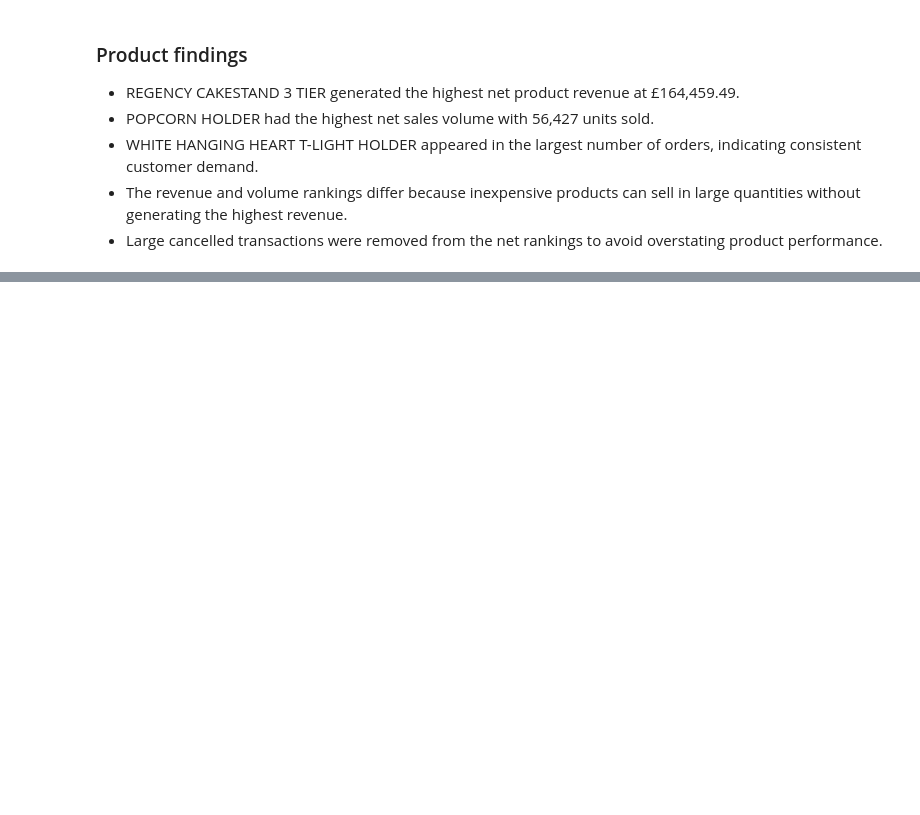
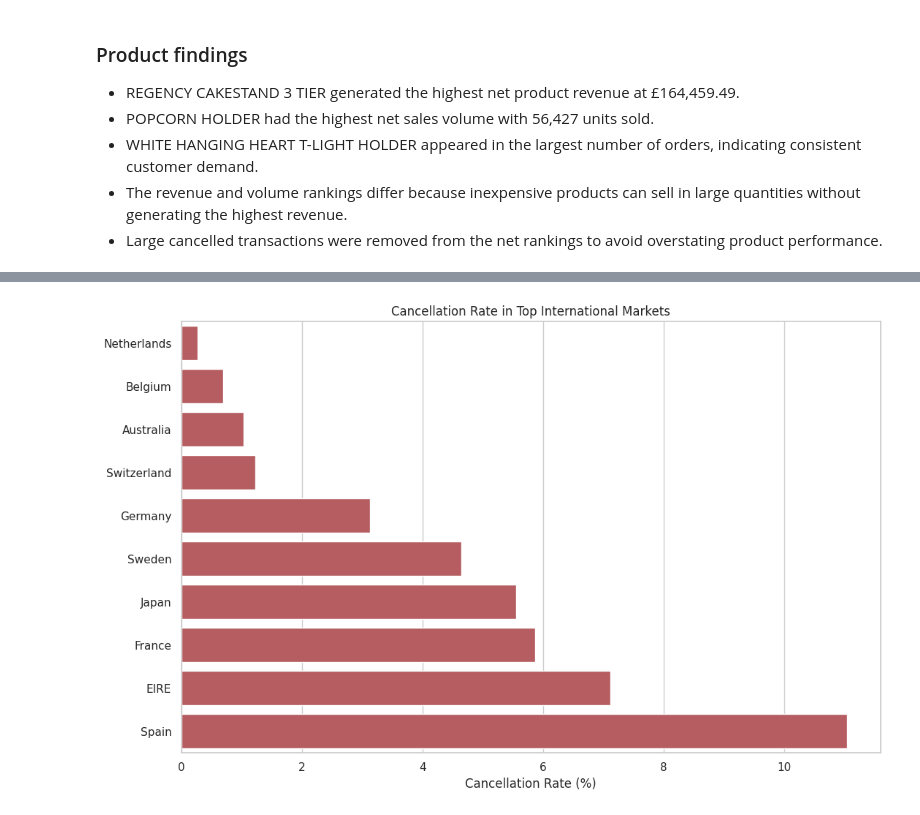
Before and after one commit to Brutva/online-retail-analysis, a Jupyter notebook: notebooks/online_retail_analysis.ipynb, the cells around one changed output, grey strips where cells are left out. Saved outputs shown, nothing was run; the diff lists cells and outputs as text; code cells hidden in the pictures; blank space fills up the shorter version.

```diff
--- a/notebooks/online_retail_analysis.ipynb
+++ b/notebooks/online_retail_analysis.ipynb
@@ -869,0 +1005,30 @@ plt.show()
+# %%
+# Compare cancellation rates across the same leading markets
+cancellation_plot_data = (
+    international_countries
+    .sort_values("CancellationRatePct")
+)
+
+plt.figure(figsize=(11, 7))
+
+sns.barplot(
+    data=cancellation_plot_data,
+    x="CancellationRatePct",
+    y="Country",
+    color="#C44E52"
+)
+
+plt.title("Cancellation Rate in Top International Markets")
+plt.xlabel("Cancellation Rate (%)")
+plt.ylabel("")
+plt.tight_layout()
+
+plt.savefig(
+    IMAGES_DIR / "international_cancellation_rate.png",
+    dpi=150,
+    bbox_inches="tight"
+)
+
+plt.show()
+# %% [output]
+[figure, added]
```
Also changed, not shown: parts of 7 cells of this notebook.
